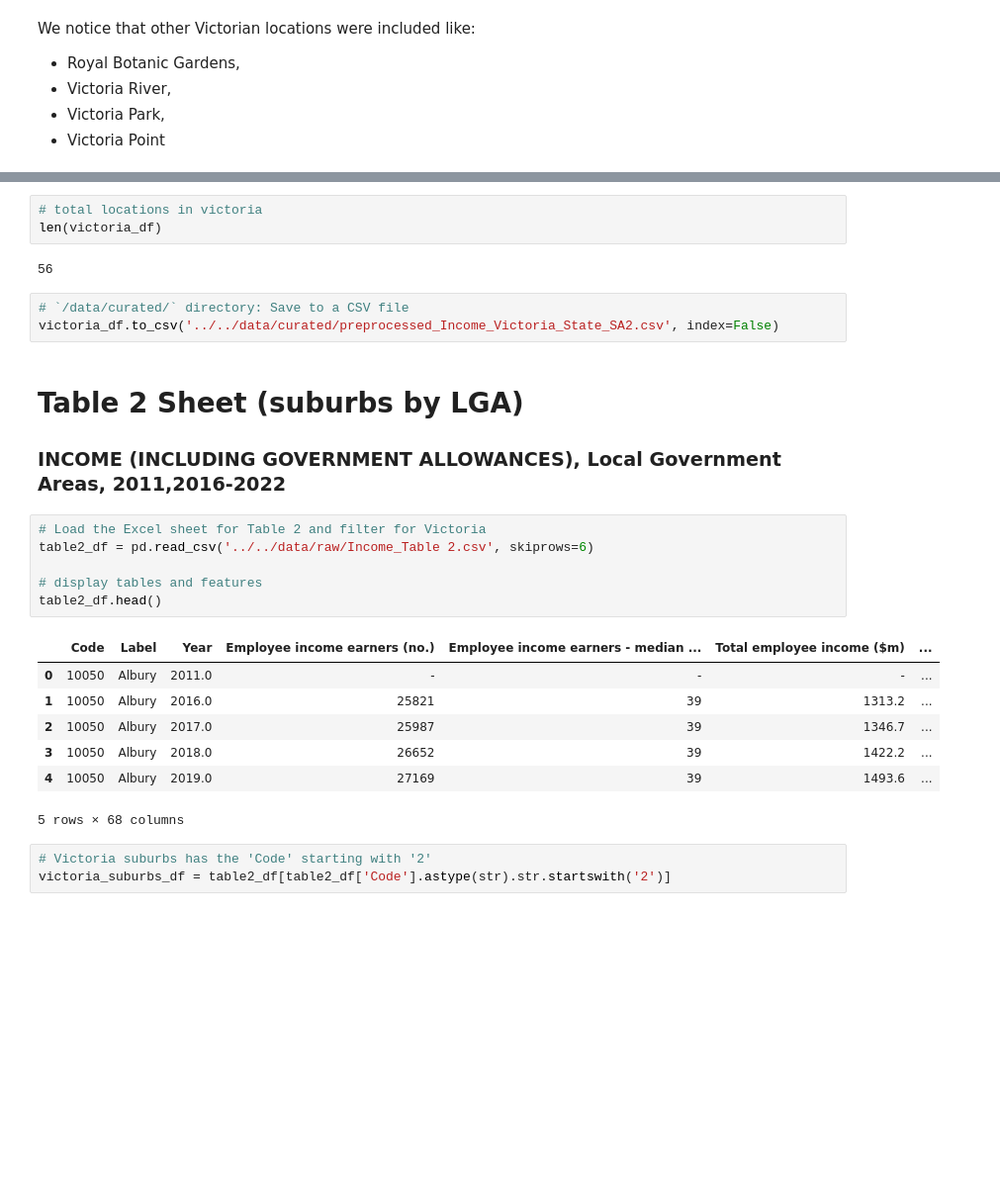
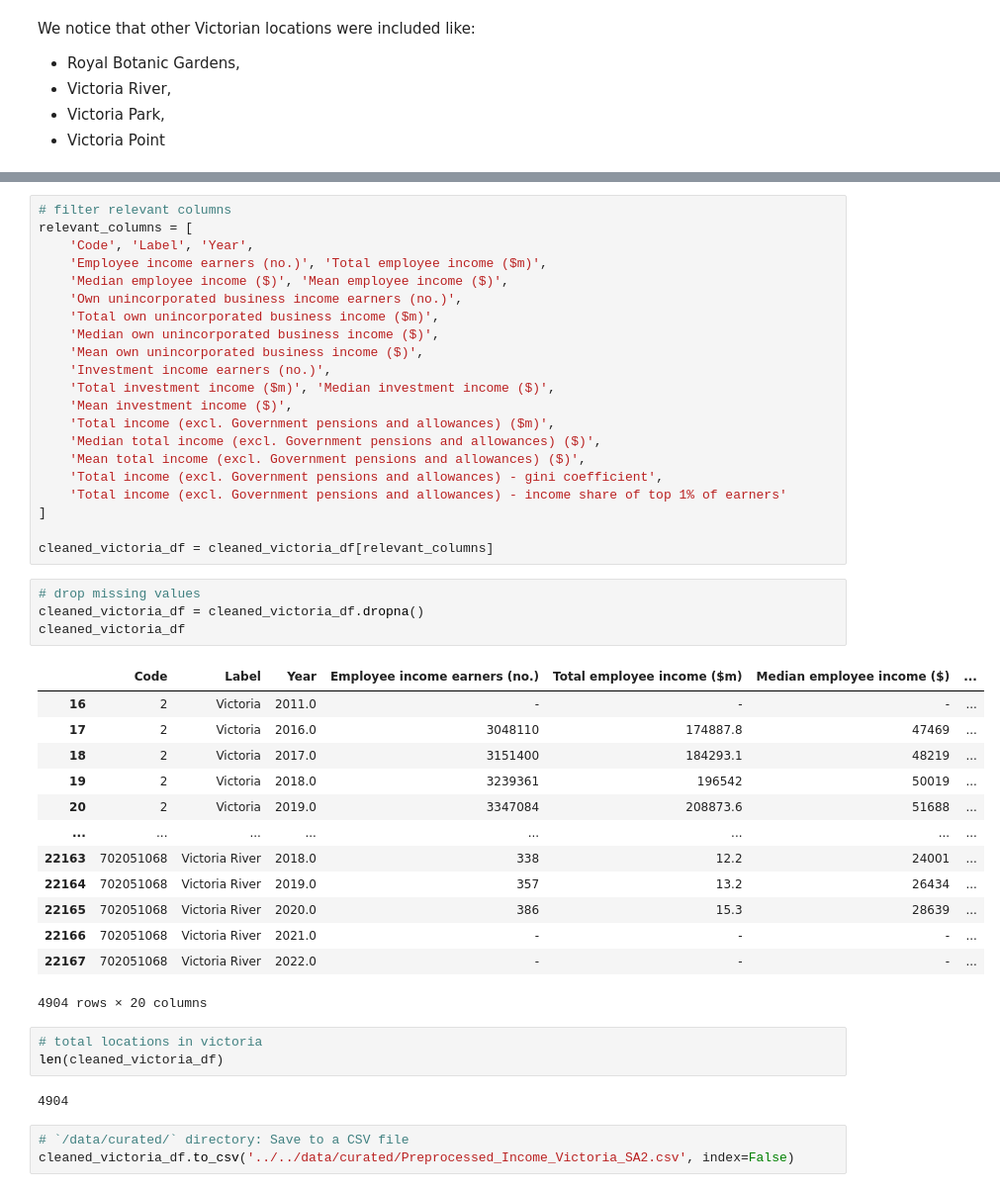
Before and after one commit to MAST30034-AppliedDataScience/project-2-group-real-estate-hexosergeantchelelebratebonitz, a Jupyter notebook: notebooks/Michele/preprocess_income.ipynb, the cells around one changed output, grey strips where cells are left out. Shown at 99% size. Saved outputs shown, nothing was run; the diff lists cells and outputs as text; blank space fills up the shorter version.

```diff
--- a/notebooks/Michele/preprocess_income.ipynb
+++ b/notebooks/Michele/preprocess_income.ipynb
@@ -138,28 +115,47 @@ We notice that other Victorian locations were included like:
+# %%
+# filter relevant columns
+relevant_columns = [
+    'Code', 'Label', 'Year',
+    'Employee income earners (no.)', 'Total employee income ($m)',
+    'Median employee income ($)', 'Mean employee income ($)',
+    'Own unincorporated business income earners (no.)',
+    'Total own unincorporated business income ($m)',
+    'Median own unincorporated business income ($)',
+    'Mean own unincorporated business income ($)',
+    'Investment income earners (no.)',
+    'Total investment income ($m)', 'Median investment income ($)',
+    'Mean investment income ($)',
+    'Total income (excl. Government pensions and allowances) ($m)',
+    'Median total income (excl. Government pensions and allowances) ($)',
+    'Mean total income (excl. Government pensions and allowances) ($)',
+    'Total income (excl. Government pensions and allowances) - gini coefficient',
+    'Total income (excl. Government pensions and allowances) - income share of top 1% of earners'
+]
+
+cleaned_victoria_df = cleaned_victoria_df[relevant_columns]
+# %%
+# drop missing values
+cleaned_victoria_df = cleaned_victoria_df.dropna()
+cleaned_victoria_df
+# %% [output]
+|  | Code | Label | Year | Employee income earners (no.) | Total employee income ($m) | Median employee income ($) | ... |
+| 16 | 2 | Victoria | 2011.0 | - | - | - | ... |
+| 17 | 2 | Victoria | 2016.0 | 3048110 | 174887.8 | 47469 | ... |
+| 18 | 2 | Victoria | 2017.0 | 3151400 | 184293.1 | 48219 | ... |
+| 19 | 2 | Victoria | 2018.0 | 3239361 | 196542 | 50019 | ... |
+| 20 | 2 | Victoria | 2019.0 | 3347084 | 208873.6 | 51688 | ... |
+| ... | ... | ... | ... | ... | ... | ... | ... |
+| 22163 | 702051068 | Victoria River | 2018.0 | 338 | 12.2 | 24001 | ... |
+| 22164 | 702051068 | Victoria River | 2019.0 | 357 | 13.2 | 26434 | ... |
+| 22165 | 702051068 | Victoria River | 2020.0 | 386 | 15.3 | 28639 | ... |
+| 22166 | 702051068 | Victoria River | 2021.0 | - | - | - | ... |
+| 22167 | 702051068 | Victoria River | 2022.0 | - | - | - | ... |
+4904 rows × 20 columns
 # %%
 # total locations in victoria
-len(victoria_df)
+len(cleaned_victoria_df)
 # %% [output]
-56
+4904
 # %%
 # `/data/curated/` directory: Save to a CSV file
-victoria_df.to_csv('../../data/curated/preprocessed_Income_Victoria_State_SA2.csv', index=False)
+cleaned_victoria_df.to_csv('../../data/curated/Preprocessed_Income_Victoria_SA2.csv', index=False)
-# %% [markdown]
-# Table 2 Sheet (suburbs by LGA)
-### INCOME (INCLUDING GOVERNMENT ALLOWANCES), Local Government Areas, 2011,2016-2022
-# %%
-# Load the Excel sheet for Table 2 and filter for Victoria
-table2_df = pd.read_csv('../../data/raw/Income_Table 2.csv', skiprows=6)
-
-# display tables and features
-table2_df.head()
-# %% [output]
-|  | Code | Label | Year | Employee income earners (no.) | Employee income earners - median ... | Total employee income ($m) | ... |
-| 0 | 10050 | Albury | 2011.0 | - | - | - | ... |
-| 1 | 10050 | Albury | 2016.0 | 25821 | 39 | 1313.2 | ... |
-| 2 | 10050 | Albury | 2017.0 | 25987 | 39 | 1346.7 | ... |
-| 3 | 10050 | Albury | 2018.0 | 26652 | 39 | 1422.2 | ... |
-| 4 | 10050 | Albury | 2019.0 | 27169 | 39 | 1493.6 | ... |
-5 rows × 68 columns
-# %%
-# Victoria suburbs has the 'Code' starting with '2'
-victoria_suburbs_df = table2_df[table2_df['Code'].astype(str).str.startswith('2')]
```
Also changed, not shown: parts of 14 cells of this notebook, 6 other files.
